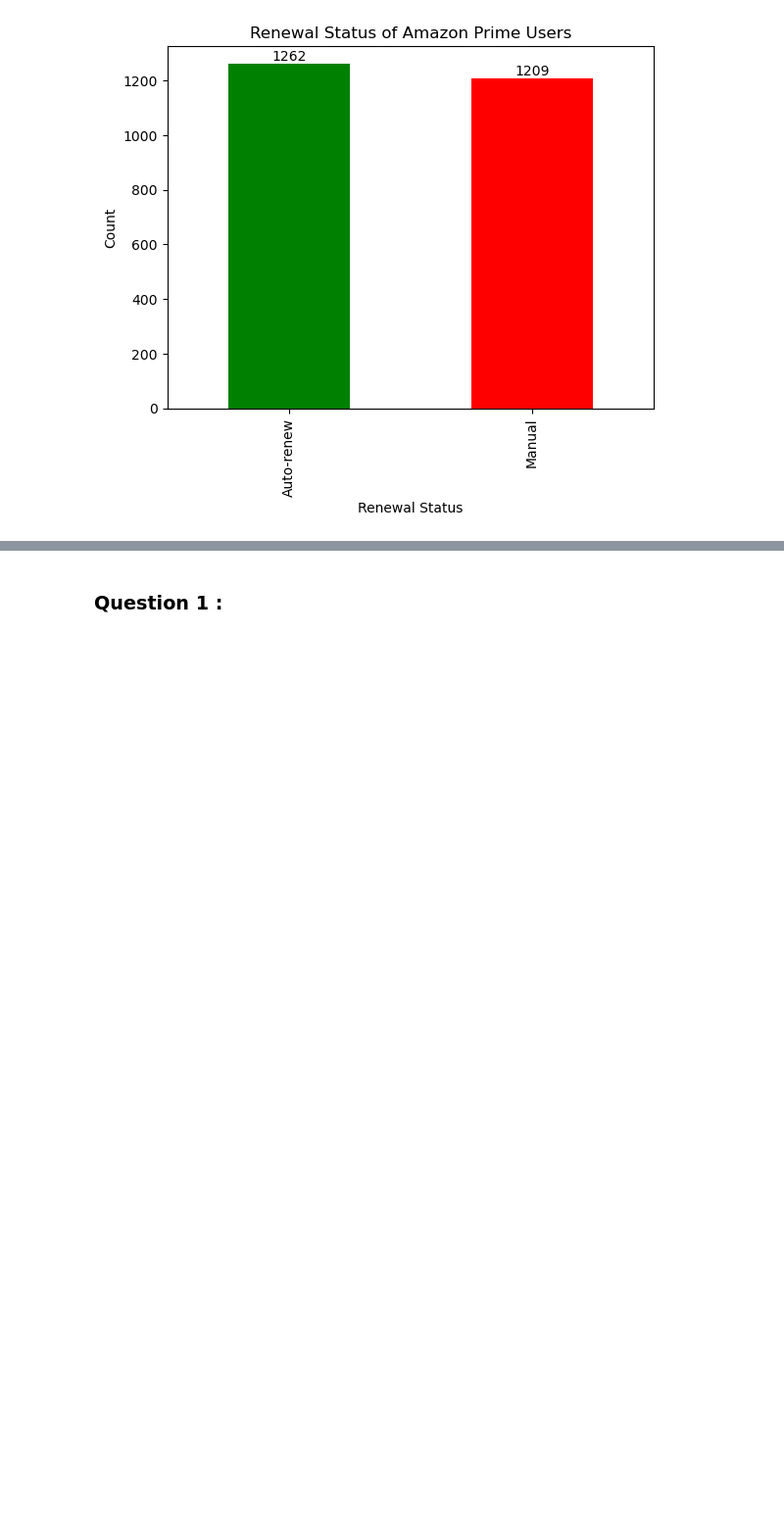
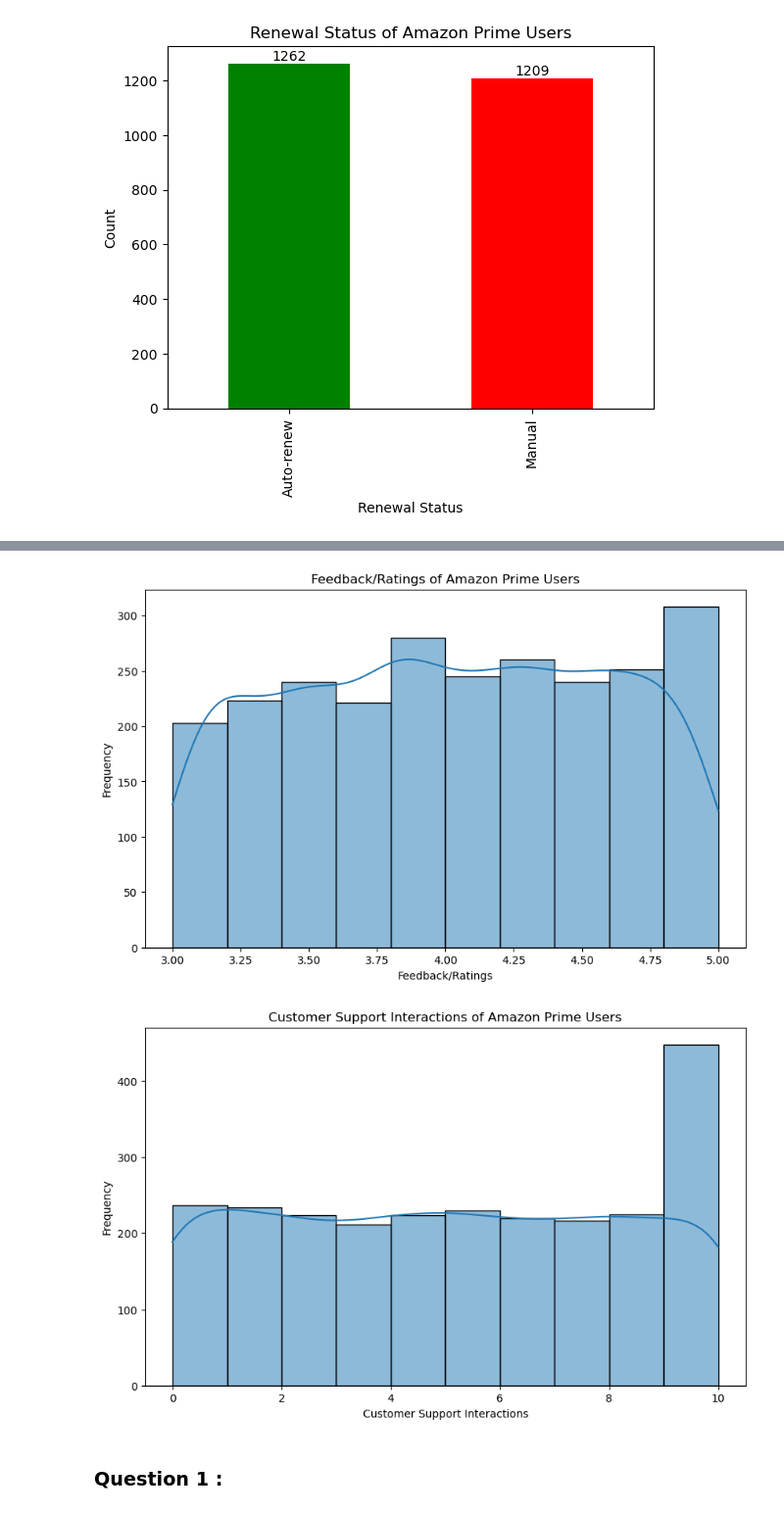
Before and after one commit to keattt0330/Data-Mining, a Jupyter notebook: assignment.ipynb, the cells around one changed output, grey strips where cells are left out. Shown: that part at 98% size. Saved outputs shown, nothing was run; the diff lists cells and outputs as text; code cells hidden in the pictures; blank space fills up the shorter version.

```diff
--- a/assignment.ipynb
+++ b/assignment.ipynb
@@ -245,3 +257,20 @@ plt.show()
+# %%
+plt.figure(figsize=(10, 6))
+sns.histplot(Amazon_Prime['Feedback/Ratings'], bins=10, kde=True)
+plt.title('Feedback/Ratings of Amazon Prime Users')
+plt.xlabel('Feedback/Ratings')
+plt.ylabel('Frequency')
+plt.show()
+
+plt.figure(figsize=(10, 6))
+sns.histplot(Amazon_Prime['Customer Support Interactions'], bins=10, kde=True)
+plt.title('Customer Support Interactions of Amazon Prime Users')
+plt.xlabel('Customer Support Interactions')
+plt.ylabel('Frequency')
+plt.show()
+# %% [output]
+[figure, added]
+[figure, added]
 # %% [markdown]
 ### Question 1 :
 # %% [markdown]
```
Also changed, not shown: parts of 13 cells of this notebook, 1 other file.
